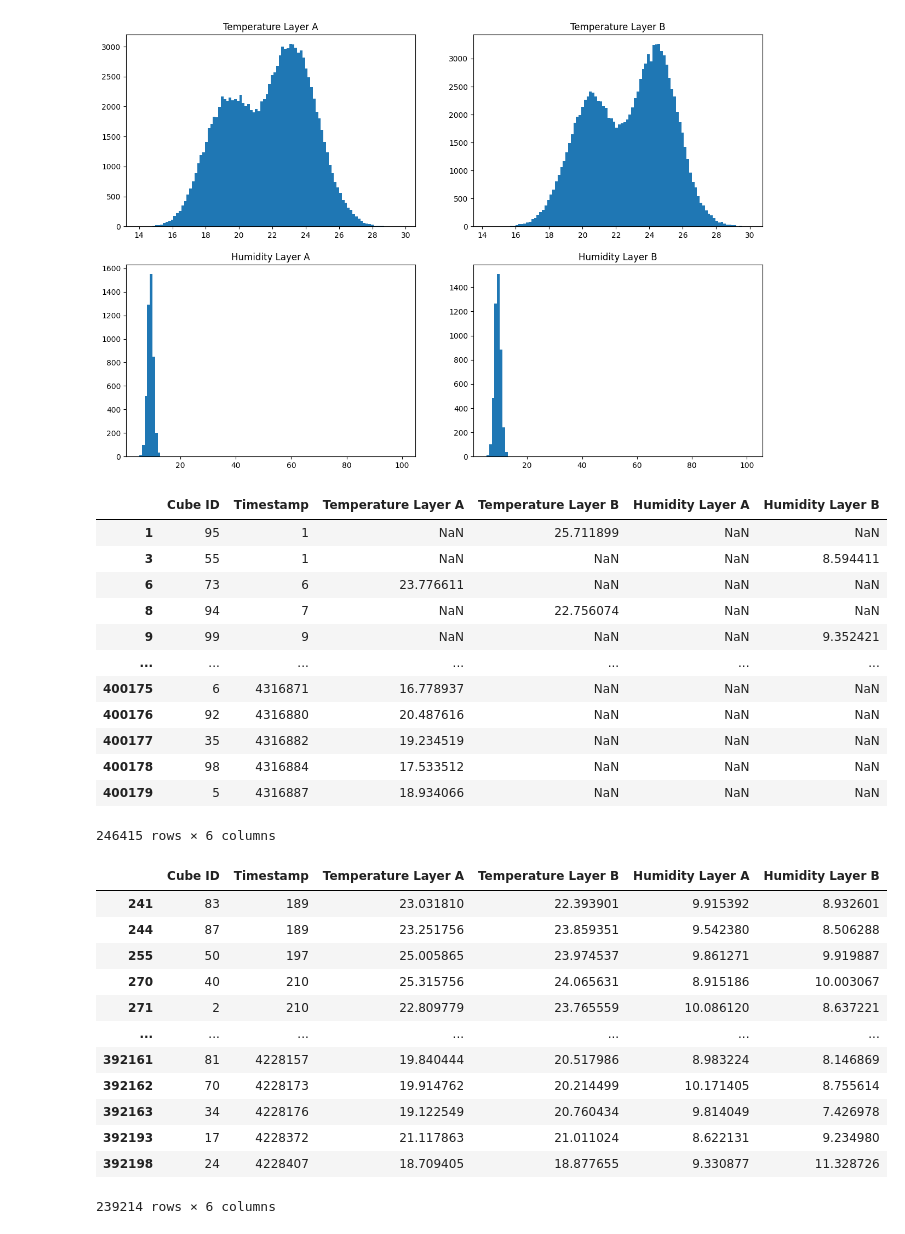
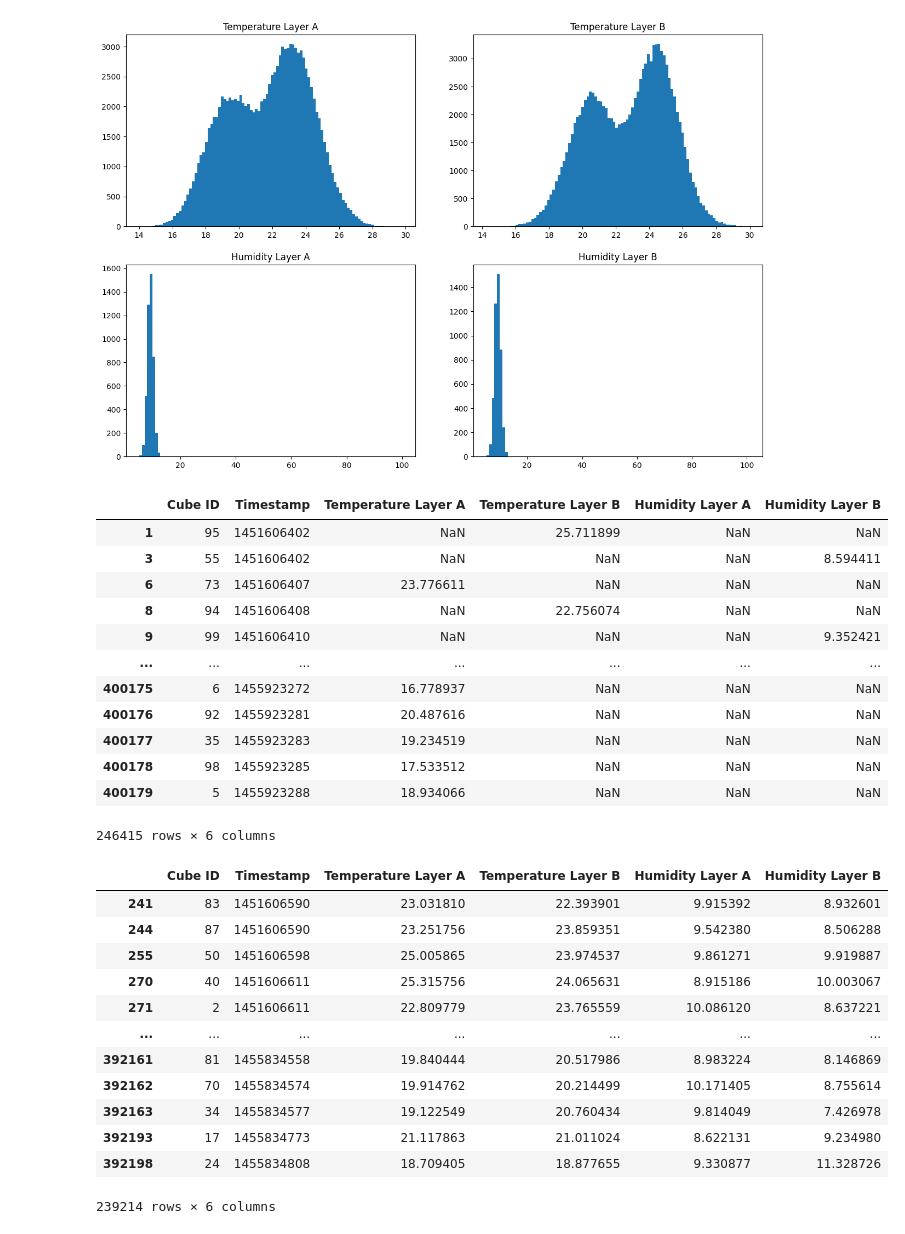
Before and after one commit to KonstantinMosin/data-processing, a Jupyter notebook: src/processing.ipynb, the cells around one changed output. Cells and saved outputs as stored; diff of their text form; code cells hidden in the pictures.

```diff
--- a/src/processing.ipynb
+++ b/src/processing.ipynb
@@ -136,42 +119,42 @@ def interpolate(time, set):
             if i - prev > 1: fillna(time[prev:i + 1], set[prev:i + 1])
             prev = i
 # %%
-for i in range(100):
+for i in range(np.max(df['Cube ID'].values) + 1):
     cube = df[df['Cube ID'] == i]
     interpolate(cube['Timestamp'].values, cube['Temperature Layer A'].values)
     interpolate(cube['Timestamp'].values, cube['Temperature Layer B'].values)
     interpolate(cube['Timestamp'].values, cube['Humidity Layer A'].values)
     interpolate(cube['Timestamp'].values, cube['Humidity Layer B'].values)
     df.loc[df['Cube ID'] == i] = cube
 df
 # %% [output]
 |  | Cube ID | Timestamp | Temperature Layer A | Temperature Layer B | Humidity Layer A | Humidity Layer B |
-| 1 | 95 | 1 | NaN | 25.711899 | NaN | NaN |
-| 3 | 55 | 1 | NaN | NaN | NaN | 8.594411 |
-| 6 | 73 | 6 | 23.776611 | NaN | NaN | NaN |
-| 8 | 94 | 7 | NaN | 22.756074 | NaN | NaN |
-| 9 | 99 | 9 | NaN | NaN | NaN | 9.352421 |
+| 1 | 95 | 1451606402 | NaN | 25.711899 | NaN | NaN |
+| 3 | 55 | 1451606402 | NaN | NaN | NaN | 8.594411 |
+| 6 | 73 | 1451606407 | 23.776611 | NaN | NaN | NaN |
+| 8 | 94 | 1451606408 | NaN | 22.756074 | NaN | NaN |
+| 9 | 99 | 1451606410 | NaN | NaN | NaN | 9.352421 |
 | ... | ... | ... | ... | ... | ... | ... |
-| 400175 | 6 | 4316871 | 16.778937 | NaN | NaN | NaN |
-| 400176 | 92 | 4316880 | 20.487616 | NaN | NaN | NaN |
-| 400177 | 35 | 4316882 | 19.234519 | NaN | NaN | NaN |
-| 400178 | 98 | 4316884 | 17.533512 | NaN | NaN | NaN |
-| 400179 | 5 | 4316887 | 18.934066 | NaN | NaN | NaN |
+| 400175 | 6 | 1455923272 | 16.778937 | NaN | NaN | NaN |
+| 400176 | 92 | 1455923281 | 20.487616 | NaN | NaN | NaN |
+| 400177 | 35 | 1455923283 | 19.234519 | NaN | NaN | NaN |
+| 400178 | 98 | 1455923285 | 17.533512 | NaN | NaN | NaN |
+| 400179 | 5 | 1455923288 | 18.934066 | NaN | NaN | NaN |
 246415 rows × 6 columns
 # %%
 df = df.dropna()
 df
 # %% [output]
 |  | Cube ID | Timestamp | Temperature Layer A | Temperature Layer B | Humidity Layer A | Humidity Layer B |
-| 241 | 83 | 189 | 23.031810 | 22.393901 | 9.915392 | 8.932601 |
-| 244 | 87 | 189 | 23.251756 | 23.859351 | 9.542380 | 8.506288 |
-| 255 | 50 | 197 | 25.005865 | 23.974537 | 9.861271 | 9.919887 |
-| 270 | 40 | 210 | 25.315756 | 24.065631 | 8.915186 | 10.003067 |
-| 271 | 2 | 210 | 22.809779 | 23.765559 | 10.086120 | 8.637221 |
+| 241 | 83 | 1451606590 | 23.031810 | 22.393901 | 9.915392 | 8.932601 |
+| 244 | 87 | 1451606590 | 23.251756 | 23.859351 | 9.542380 | 8.506288 |
+| 255 | 50 | 1451606598 | 25.005865 | 23.974537 | 9.861271 | 9.919887 |
+| 270 | 40 | 1451606611 | 25.315756 | 24.065631 | 8.915186 | 10.003067 |
+| 271 | 2 | 1451606611 | 22.809779 | 23.765559 | 10.086120 | 8.637221 |
 | ... | ... | ... | ... | ... | ... | ... |
-| 392161 | 81 | 4228157 | 19.840444 | 20.517986 | 8.983224 | 8.146869 |
-| 392162 | 70 | 4228173 | 19.914762 | 20.214499 | 10.171405 | 8.755614 |
-| 392163 | 34 | 4228176 | 19.122549 | 20.760434 | 9.814049 | 7.426978 |
-| 392193 | 17 | 4228372 | 21.117863 | 21.011024 | 8.622131 | 9.234980 |
-| 392198 | 24 | 4228407 | 18.709405 | 18.877655 | 9.330877 | 11.328726 |
+| 392161 | 81 | 1455834558 | 19.840444 | 20.517986 | 8.983224 | 8.146869 |
+| 392162 | 70 | 1455834574 | 19.914762 | 20.214499 | 10.171405 | 8.755614 |
+| 392163 | 34 | 1455834577 | 19.122549 | 20.760434 | 9.814049 | 7.426978 |
+| 392193 | 17 | 1455834773 | 21.117863 | 21.011024 | 8.622131 | 9.234980 |
+| 392198 | 24 | 1455834808 | 18.709405 | 18.877655 | 9.330877 | 11.328726 |
 239214 rows × 6 columns
```
Also changed, not shown: parts of 4 cells of this notebook.
